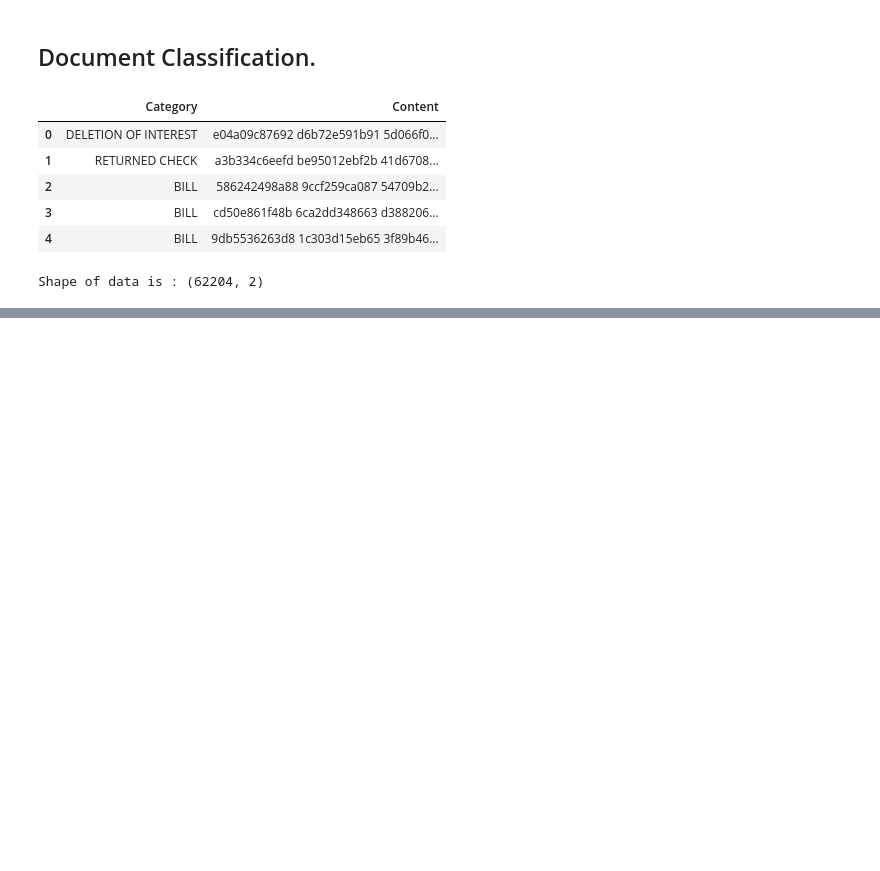
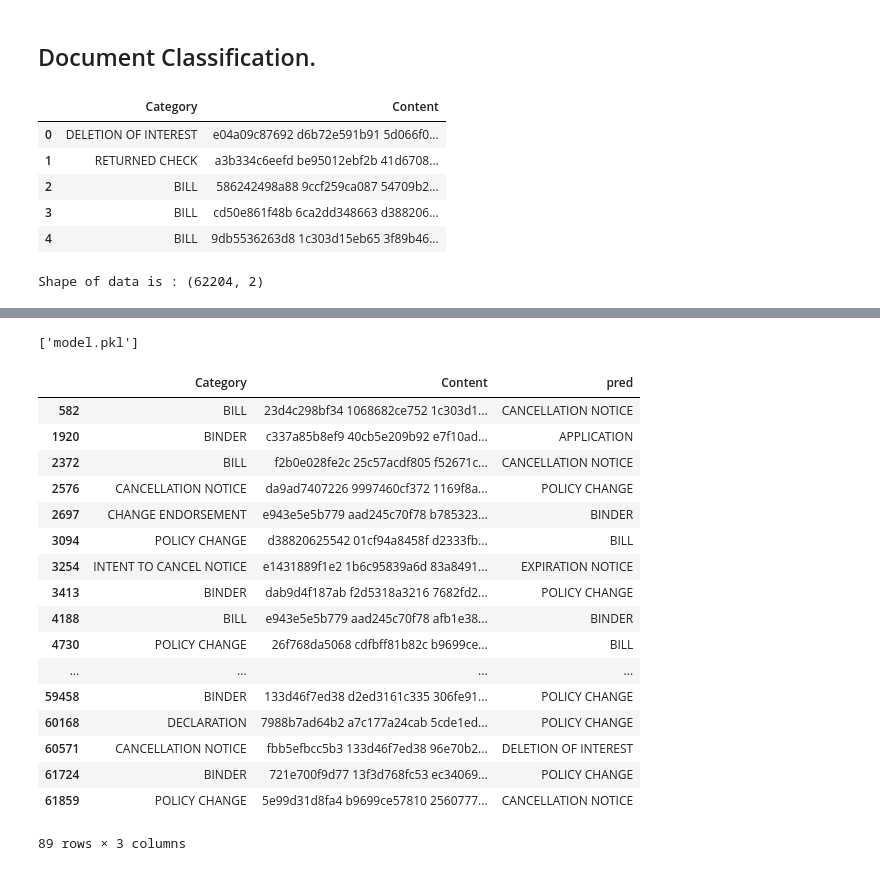
Before and after one commit to amanj0214/Document-Classification, a Jupyter notebook: Document classification.ipynb, the cells around one changed output, grey strips where cells are left out. Saved outputs shown, nothing was run; the diff lists cells and outputs as text; code cells hidden in the pictures; blank space fills up the shorter version.

```diff
--- a/Document classification.ipynb
+++ b/Document classification.ipynb
@@ -54,0 +71,5 @@ Name: Category, dtype: int64
+# %%
+msk = np.random.rand(len(df)) < 0.99
+test = df[~msk]
+df = df[msk]
+print(df.shape, test.shape)
@@ -163,0 +283,45 @@ category_id_df.groupby(['Category']).count()
+# %%
+(features_train, labels_train) = (df['Content'].values.astype('U'), df['Category'])
+
+### TfidfVectorizer
+tfidfv = TfidfVectorizer(ngram_range=(1,2), min_df=0.01, max_df=0.44, norm='l2')
+
+## Selector
+selector = SelectKBest(chi2, k=1000)
+
+linearsvc = Pipeline([('vect', tfidfv),
+                ('selector', selector),
+                ('clf', clf),
+               ])
+linearsvc.fit(features_train, labels_train)
+
+from sklearn.externals import joblib
+joblib.dump(linearsvc, 'model.pkl')
+# %% [output]
+['model.pkl']
+# %%
+classifier = open('model.pkl', 'rb')
+model = joblib.load(classifier)
+# %%
+test['pred'] = model.predict(test['Content'].values.astype('U'))
+# %%
+test[test['pred'] != test['Category']]
+# %% [output]
+|  | Category | Content | pred |
+| 582 | BILL | 23d4c298bf34 1068682ce752 1c303d1... | CANCELLATION NOTICE |
+| 1920 | BINDER | c337a85b8ef9 40cb5e209b92 e7f10ad... | APPLICATION |
+| 2372 | BILL | f2b0e028fe2c 25c57acdf805 f52671c... | CANCELLATION NOTICE |
+| 2576 | CANCELLATION NOTICE | da9ad7407226 9997460cf372 1169f8a... | POLICY CHANGE |
+| 2697 | CHANGE ENDORSEMENT | e943e5e5b779 aad245c70f78 b785323... | BINDER |
+| 3094 | POLICY CHANGE | d38820625542 01cf94a8458f d2333fb... | BILL |
+| 3254 | INTENT TO CANCEL NOTICE | e1431889f1e2 1b6c95839a6d 83a8491... | EXPIRATION NOTICE |
+| 3413 | BINDER | dab9d4f187ab f2d5318a3216 7682fd2... | POLICY CHANGE |
+| 4188 | BILL | e943e5e5b779 aad245c70f78 afb1e38... | BINDER |
+| 4730 | POLICY CHANGE | 26f768da5068 cdfbff81b82c b9699ce... | BILL |
+| ... | ... | ... | ... |
+| 59458 | BINDER | 133d46f7ed38 d2ed3161c335 306fe91... | POLICY CHANGE |
+| 60168 | DECLARATION | 7988b7ad64b2 a7c177a24cab 5cde1ed... | POLICY CHANGE |
+| 60571 | CANCELLATION NOTICE | fbb5efbcc5b3 133d46f7ed38 96e70b2... | DELETION OF INTEREST |
+| 61724 | BINDER | 721e700f9d77 13f3d768fc53 ec34069... | POLICY CHANGE |
+| 61859 | POLICY CHANGE | 5e99d31d8fa4 b9699ce57810 2560777... | CANCELLATION NOTICE |
+89 rows × 3 columns
```
Also changed, not shown: parts of 25 cells of this notebook, 4 other files.
